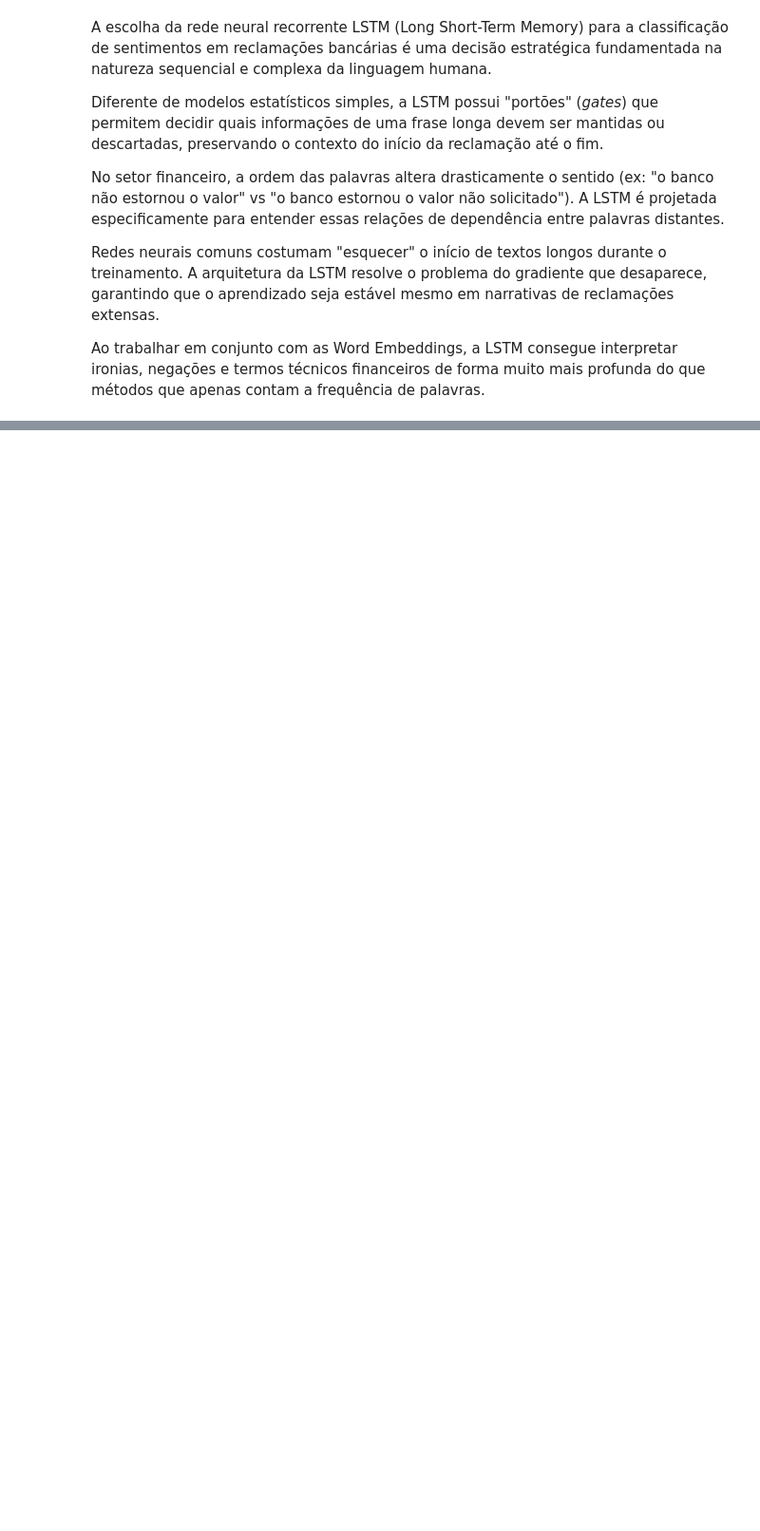
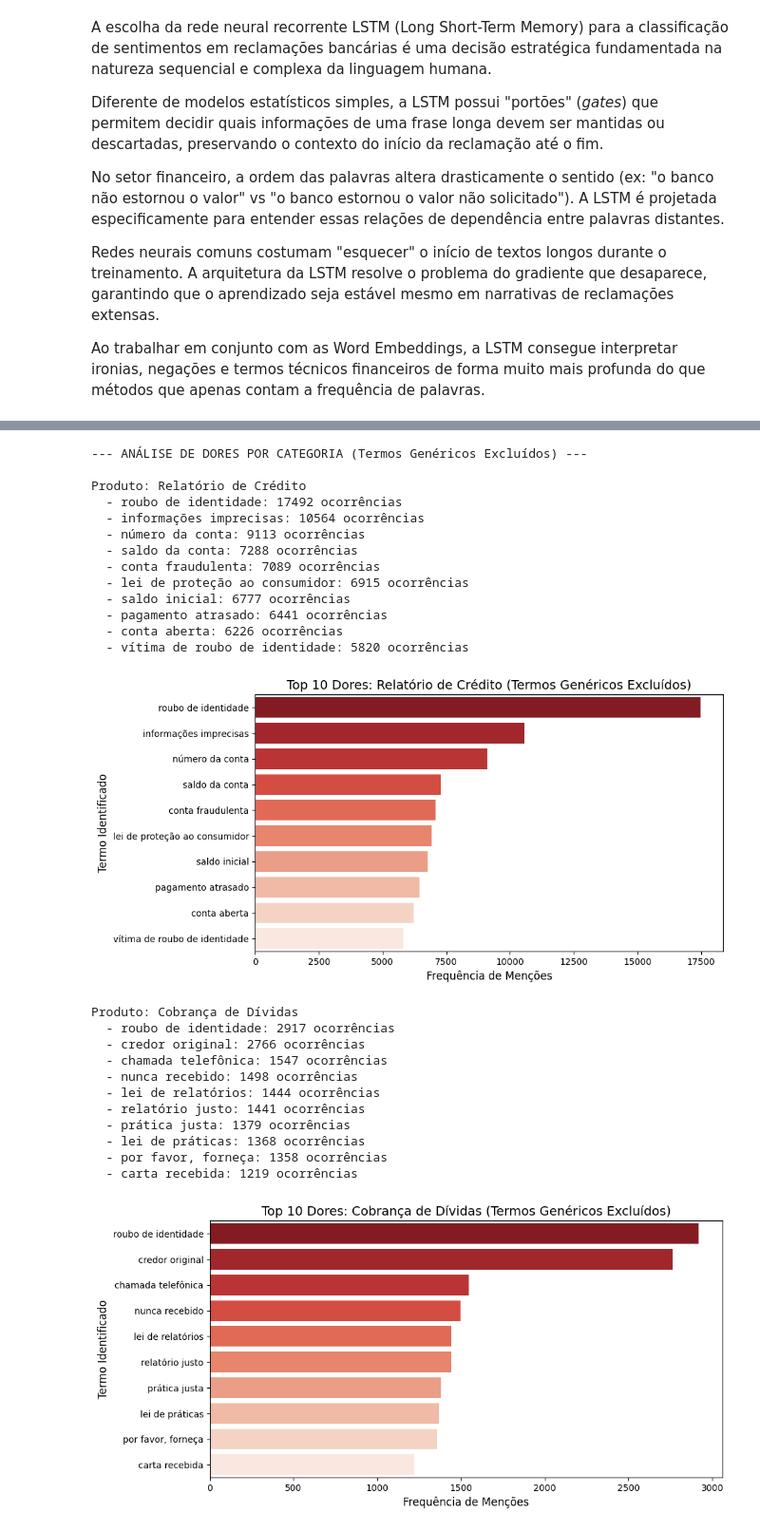
Before and after one commit to JessicaSTMatos/Datathon---Fase-5---FIAP, a Jupyter notebook: Fase_5.ipynb, the cells around one changed output, grey strips where cells are left out. Shown at 95% size. Cells and saved outputs as stored; diff of their text form; code cells hidden in the pictures; blank space fills up the shorter version.

```diff
--- a/Fase_5.ipynb
+++ b/Fase_5.ipynb
@@ -1468,0 +1166,45 @@ A identificação desses pontos de dor refinados permite uma abordagem proativa
+# %%
+print("--- ANÁLISE DE DORES POR CATEGORIA (Termos Genéricos Excluídos) ---")
+for prod_en in principais_produtos:
+    prod_pt = map_produtos_pt.get(prod_en, prod_en) # Obtém a versão em português do nome do produto
+    print(f"\nProduto: {prod_pt}")
+
+    exclude_list = palavras_excluir_por_produto.get(prod_en, []) # Usa a lista de exclusão para o nome original em inglês
+    dores_en = extrair_principais_dores(df_final, prod_en, top_n=10, exclude_words_list=exclude_list)
+
+    if isinstance(dores_en, str):
+        print(f"  {dores_en}")
+    elif not dores_en:
+        print(f"  Nenhuma dor significativa encontrada após exclusão de termos para {prod_pt}.")
+    else:
+        for dor_en, freq in dores_en:
+            dor_pt = map_dores_pt.get(dor_en, dor_en) # Traduz o bigrama para exibição
+            print(f"  - {dor_pt}: {freq} ocorrências")
+    plotar_dores(prod_en, prod_pt) # Passa ambos os nomes para a função de plotagem
+# %% [output]
+--- ANÁLISE DE DORES POR CATEGORIA (Termos Genéricos Excluídos) ---
+
+Produto: Relatório de Crédito
+  - roubo de identidade: 17492 ocorrências
+  - informações imprecisas: 10564 ocorrências
+  - número da conta: 9113 ocorrências
+  - saldo da conta: 7288 ocorrências
+  - conta fraudulenta: 7089 ocorrências
+  - lei de proteção ao consumidor: 6915 ocorrências
+  - saldo inicial: 6777 ocorrências
+  - pagamento atrasado: 6441 ocorrências
+  - conta aberta: 6226 ocorrências
+  - vítima de roubo de identidade: 5820 ocorrências
+[figure, added]
+Produto: Cobrança de Dívidas
+  - roubo de identidade: 2917 ocorrências
+  - credor original: 2766 ocorrências
+  - chamada telefônica: 1547 ocorrências
+  - nunca recebido: 1498 ocorrências
+  - lei de relatórios: 1444 ocorrências
+  - relatório justo: 1441 ocorrências
+  - prática justa: 1379 ocorrências
+  - lei de práticas: 1368 ocorrências
+  - por favor, forneça: 1358 ocorrências
+  - carta recebida: 1219 ocorrências
+[figure, added]
```
Also changed, not shown: parts of 78 cells of this notebook.
